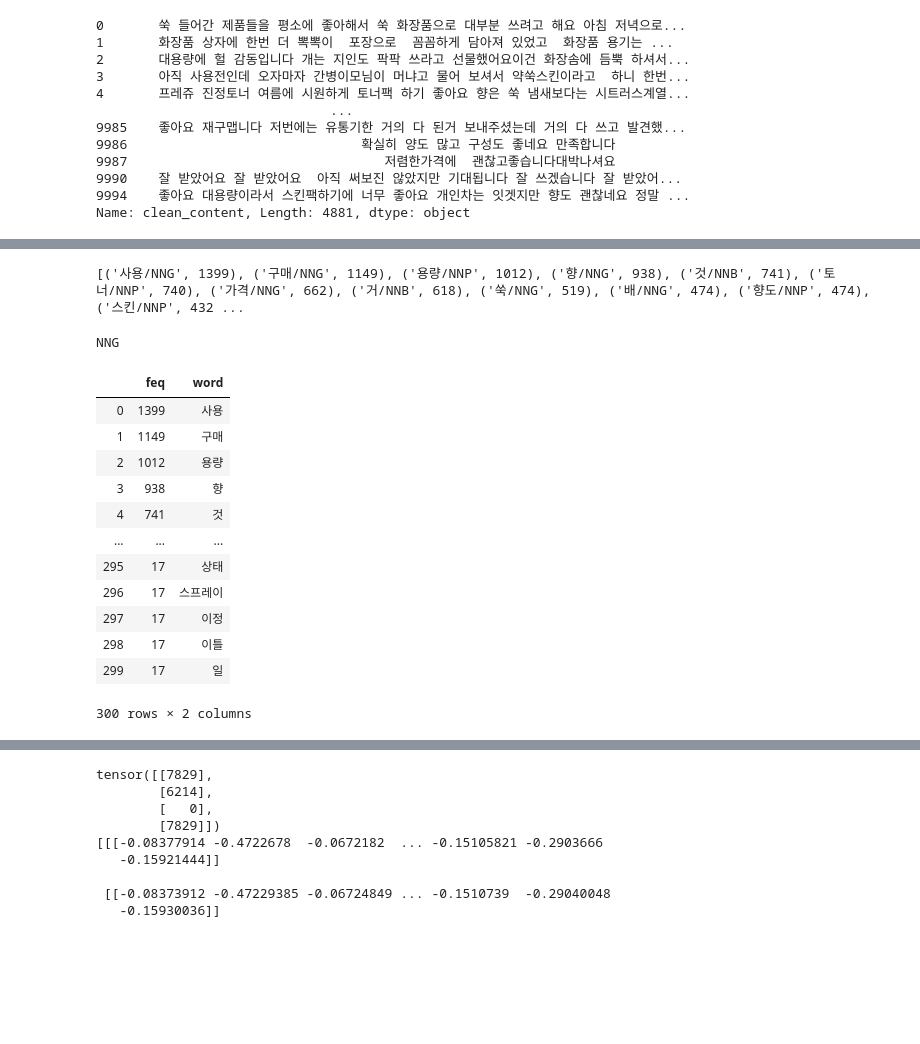
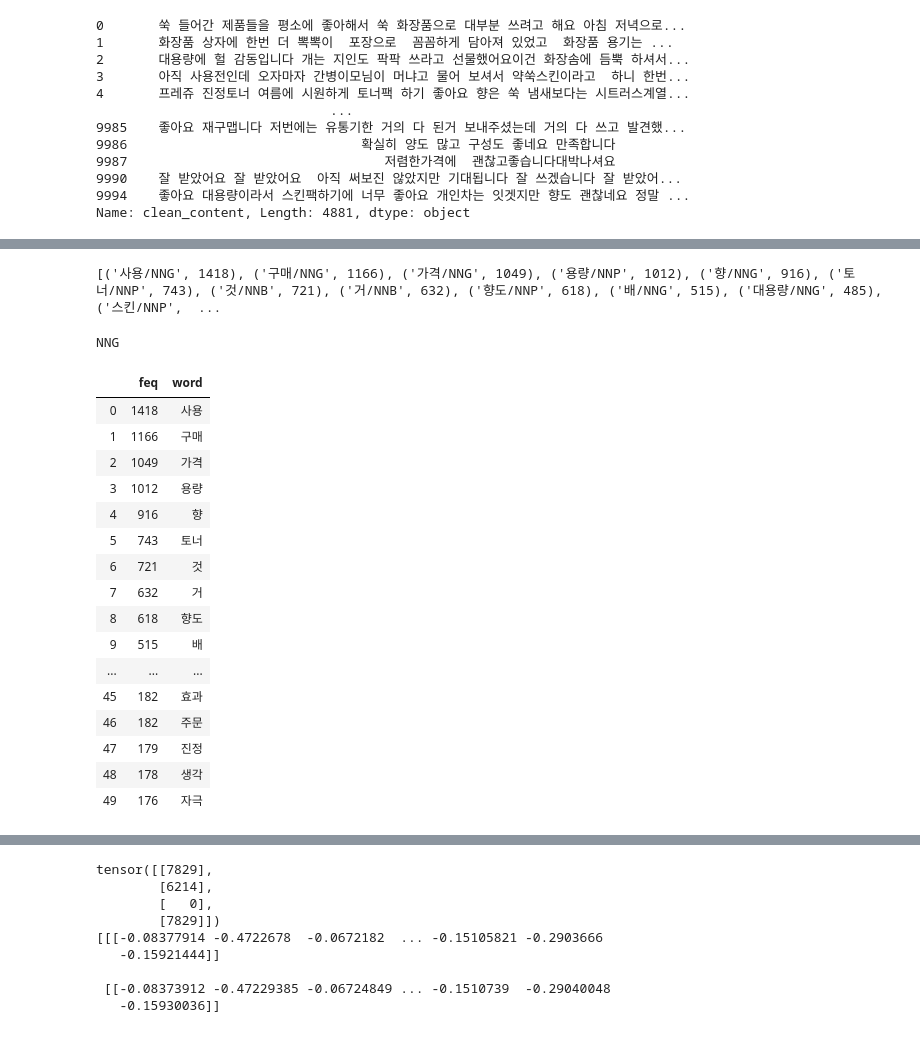
Before and after one commit to FeelOneE/NLP, a Jupyter notebook: review crawing/naver_review.ipynb, the cells around one changed output, grey strips where cells are left out. Cells and saved outputs as stored; diff of their text form; code cells hidden in the pictures; blank space fills up the shorter version.

```diff
--- a/review crawing/naver_review.ipynb
+++ b/review crawing/naver_review.ipynb
@@ -108,8 +90,8 @@ AttributeError: 'JSONDecodeError' object has no attribute 'code'
 ######################## 저장된 크롤링 데이터 불러오기 ###############################
 ####################################################################################
 
-df = pd.DataFrame(result)
-#df = pd.read_csv('review_data.csv')
+#df = pd.DataFrame(result)
+df = pd.read_csv('review_data.csv')
 #df.to_csv('review_data.csv',sep=',', na_rep='NaN')
 df.describe
 # %% [output]
@@ -228,3 +170,17 @@ df2
 9990    잘 받았어요 잘 받았어요  아직 써보진 않았지만 기대됩니다 잘 쓰겠습니다 잘 받았어...
 9994    좋아요 대용량이라서 스킨팩하기에 너무 좋아요 개인차는 잇겟지만 향도 괜찮네요 정말 ...
 Name: clean_content, Length: 4881, dtype: object
+# %%
+#from hanspell import spell_checker
+
+check_result = []
+
+for i in df2:
+    try:
+        check_result.append(spell_checker.check(i).checked)
+    except:
+        print("error occur!")
+        print(i)
+        continue
+
+check_result
@@ -231,3 +211,6 @@ Name: clean_content, Length: 4881, dtype: object
+# %%
+
+df2 = check_result
 # %%
 def komoran_tokenizer(sent):
     try:
@@ -260,36 +267,40 @@ from collections import Counter
 count_result = Counter(total_analysis).most_common(300)
 print(count_result)
 # %% [output]
-[('사용/NNG', 1399), ('구매/NNG', 1149), ('용량/NNP', 1012), ('향/NNG', 938), ('것/NNB', 741), ('토너/NNP', 740), ('가격/NNG', 662), ('거/NNB', 618), ('쑥/NNG', 519), ('배/NNG', 474), ('향도/NNP', 474), ('스킨/NNP', 432 ...
+[('사용/NNG', 1418), ('구매/NNG', 1166), ('가격/NNG', 1049), ('용량/NNP', 1012), ('향/NNG', 916), ('토너/NNP', 743), ('것/NNB', 721), ('거/NNB', 632), ('향도/NNP', 618), ('배/NNG', 515), ('대용량/NNG', 485), ('스킨/NNP',  ...
 # %%
 ## 카운팅 결과 DataFrame 으로 만들기
 df_noun = pd.DataFrame(count_result, columns=['words','feq'])
 word_sep =  list(df_noun.words.str.split('/'))
 print(word_sep[0][1])
 #df_noun['word'] = [ word_sep[i][0] for i in range(len(word_sep)) ]
 tmp_list = []
 for i in range(len(word_sep)):
     item = word_sep[i][0]
     tmp_list.append(item)
 
 df_noun['word'] = tmp_list
 df_noun = df_noun.drop(['words'], axis=1)
-df_noun
+df_noun[:50]
 # %% [output]
 NNG
 |  | feq | word |
-| 0 | 1399 | 사용 |
-| 1 | 1149 | 구매 |
-| 2 | 1012 | 용량 |
-| 3 | 938 | 향 |
-| 4 | 741 | 것 |
+| 0 | 1418 | 사용 |
+| 1 | 1166 | 구매 |
+| 2 | 1049 | 가격 |
+| 3 | 1012 | 용량 |
+| 4 | 916 | 향 |
+| 5 | 743 | 토너 |
+| 6 | 721 | 것 |
+| 7 | 632 | 거 |
+| 8 | 618 | 향도 |
+| 9 | 515 | 배 |
 | ... | ... | ... |
-| 295 | 17 | 상태 |
-| 296 | 17 | 스프레이 |
-| 297 | 17 | 이정 |
-| 298 | 17 | 이틀 |
-| 299 | 17 | 일 |
+| 45 | 182 | 효과 |
+| 46 | 182 | 주문 |
+| 47 | 179 | 진정 |
+| 48 | 178 | 생각 |
+| 49 | 176 | 자극 |
-300 rows × 2 columns
 # %%
 ## Transformer 모델 로드하기
 
```
Also changed, not shown: parts of 19 cells of this notebook, 14 other files.
